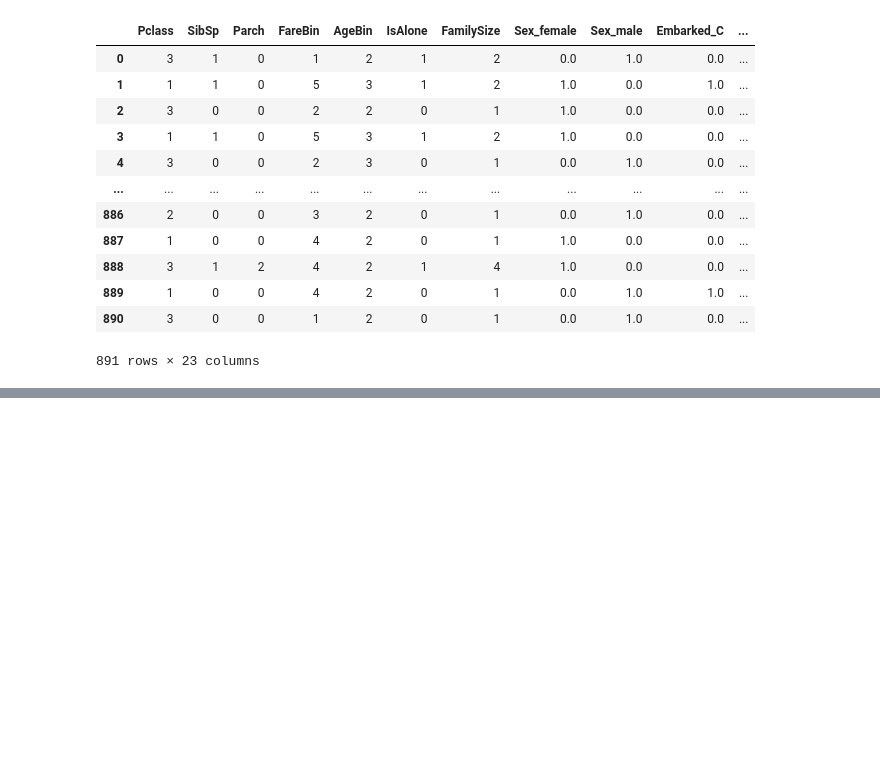
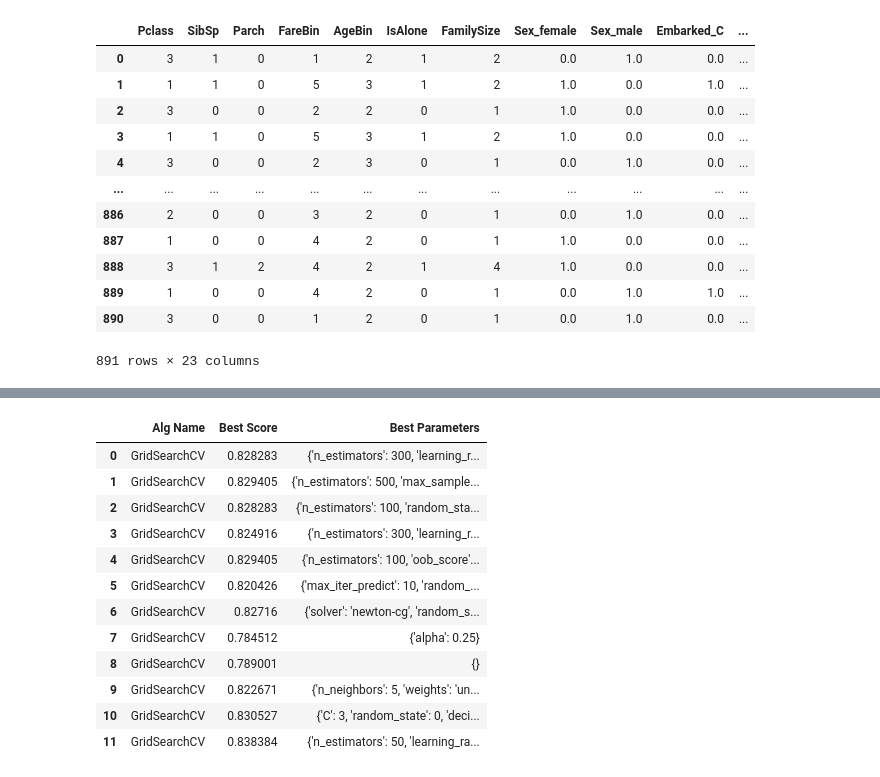
Before and after one commit to weisds/Titanic-i2, a Jupyter notebook: titanic_i2.ipynb, the cells around one changed output, grey strips where cells are left out. Saved outputs shown, nothing was run; the diff lists cells and outputs as text; code cells hidden in the pictures; blank space fills up the shorter version.

Commit message:
added hyper param tunning function, need more testing

```diff
--- a/titanic_i2.ipynb
+++ b/titanic_i2.ipynb
@@ -926,0 +1107,16 @@ Name: Survived, dtype: object
+# %%
+hp_compare
+# %% [output]
+|  | Alg Name | Best Score | Best Parameters |
+| 0 | GridSearchCV | 0.828283 | {'n_estimators': 300, 'learning_r... |
+| 1 | GridSearchCV | 0.829405 | {'n_estimators': 500, 'max_sample... |
+| 2 | GridSearchCV | 0.828283 | {'n_estimators': 100, 'random_sta... |
+| 3 | GridSearchCV | 0.824916 | {'n_estimators': 300, 'learning_r... |
+| 4 | GridSearchCV | 0.829405 | {'n_estimators': 100, 'oob_score'... |
+| 5 | GridSearchCV | 0.820426 | {'max_iter_predict': 10, 'random_... |
+| 6 | GridSearchCV | 0.82716 | {'solver': 'newton-cg', 'random_s... |
+| 7 | GridSearchCV | 0.784512 | {'alpha': 0.25} |
+| 8 | GridSearchCV | 0.789001 | {} |
+| 9 | GridSearchCV | 0.822671 | {'n_neighbors': 5, 'weights': 'un... |
+| 10 | GridSearchCV | 0.830527 | {'C': 3, 'random_state': 0, 'deci... |
+| 11 | GridSearchCV | 0.838384 | {'n_estimators': 50, 'learning_ra... |
```
Also changed, not shown: parts of 9 cells of this notebook.
